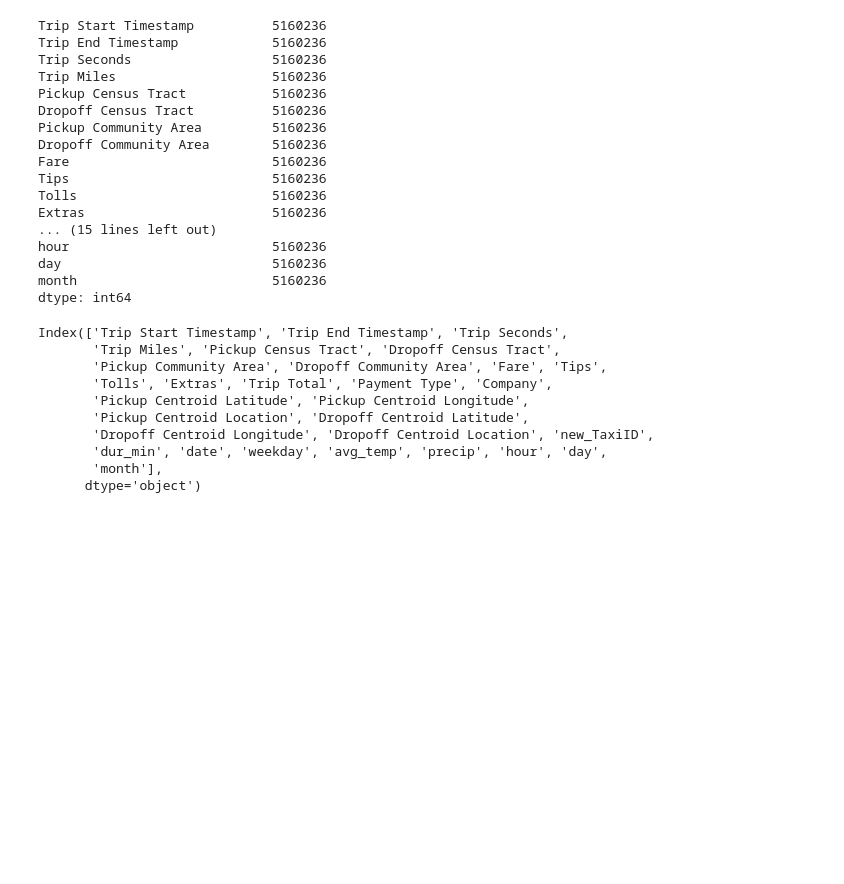
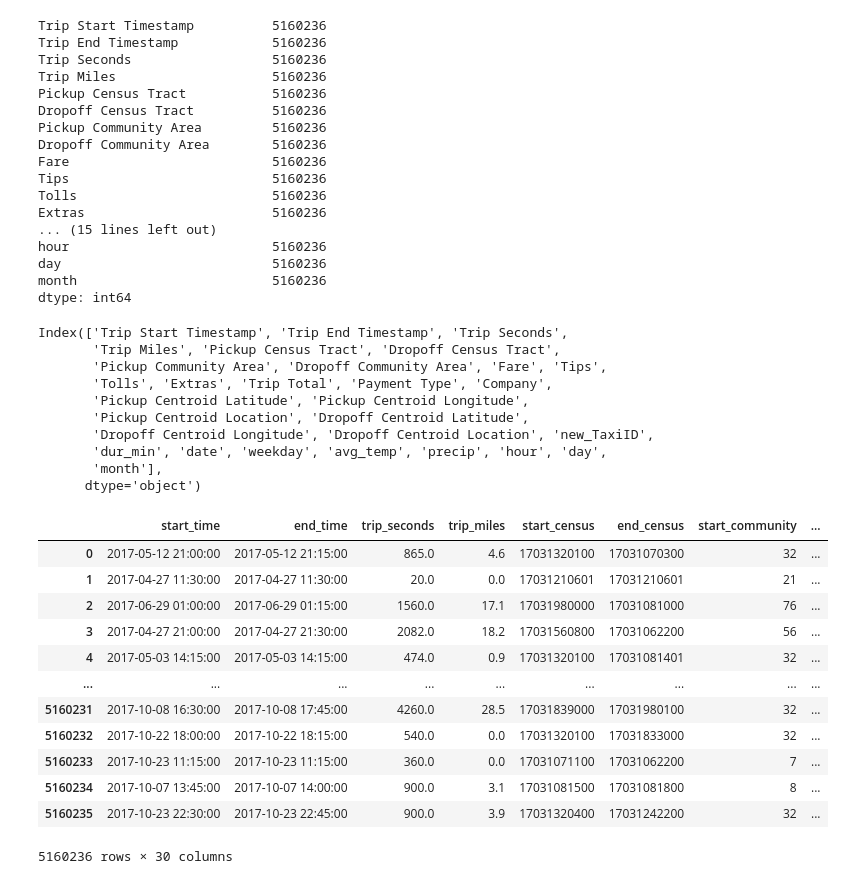
Before and after one commit to OliverSauren/AAA_Stahl, a Jupyter notebook: 1_taxitrip_cleanup.ipynb, the cells around one changed output. Drawn from its saved outputs; the diff is of its cells as text; code cells hidden in the pictures; blank space fills up the shorter version.

```diff
--- a/task_1_taxitrip_cleanup.ipynb
+++ b/1_taxitrip_cleanup.ipynb
@@ -992,4 +992,27 @@ Index(['Trip Start Timestamp', 'Trip End Timestamp', 'Trip Seconds',
        'dur_min', 'date', 'weekday', 'avg_temp', 'precip', 'hour', 'day',
        'month'],
       dtype='object')
+# %%
+df=df.rename(columns={'Dropoff Centroid Latitude': 'end_latitude','Dropoff Centroid Longitude': 'end_longitude'})
+df=df.rename(columns={'Pickup Centroid Latitude': 'start_latitude','Pickup Centroid Longitude': 'start_longitude'})
+df=df.rename(columns={'Trip Start Timestamp': 'start_time','Trip End Timestamp': 'end_time','Trip Seconds':'trip_seconds'})
+df=df.rename(columns={'Payment Type': 'payment_type','Trips Total': 'cost_total','Trip Miles':'trip_miles'})
+df=df.rename(columns={'Dropoff Community Area': 'end_community','Pickup Community Area': 'start_community'})
+df=df.rename(columns={'Dropoff Census Tract': 'end_census','Pickup Census Tract': 'start_census'})
+df=df.rename(columns={'Fare': 'fare','Tips': 'tips','Tolls':'tolls','Extras':'extras','Company':'company'})
+df
+# %% [output]
+|  | start_time | end_time | trip_seconds | trip_miles | start_census | end_census | start_community | ... |
+| 0 | 2017-05-12 21:00:00 | 2017-05-12 21:15:00 | 865.0 | 4.6 | 17031320100 | 17031070300 | 32 | ... |
+| 1 | 2017-04-27 11:30:00 | 2017-04-27 11:30:00 | 20.0 | 0.0 | 17031210601 | 17031210601 | 21 | ... |
+| 2 | 2017-06-29 01:00:00 | 2017-06-29 01:15:00 | 1560.0 | 17.1 | 17031980000 | 17031081000 | 76 | ... |
+| 3 | 2017-04-27 21:00:00 | 2017-04-27 21:30:00 | 2082.0 | 18.2 | 17031560800 | 17031062200 | 56 | ... |
+| 4 | 2017-05-03 14:15:00 | 2017-05-03 14:15:00 | 474.0 | 0.9 | 17031320100 | 17031081401 | 32 | ... |
+| ... | ... | ... | ... | ... | ... | ... | ... | ... |
+| 5160231 | 2017-10-08 16:30:00 | 2017-10-08 17:45:00 | 4260.0 | 28.5 | 17031839000 | 17031980100 | 32 | ... |
+| 5160232 | 2017-10-22 18:00:00 | 2017-10-22 18:15:00 | 540.0 | 0.0 | 17031320100 | 17031833000 | 32 | ... |
+| 5160233 | 2017-10-23 11:15:00 | 2017-10-23 11:15:00 | 360.0 | 0.0 | 17031071100 | 17031062200 | 7 | ... |
+| 5160234 | 2017-10-07 13:45:00 | 2017-10-07 14:00:00 | 900.0 | 3.1 | 17031081500 | 17031081800 | 8 | ... |
+| 5160235 | 2017-10-23 22:30:00 | 2017-10-23 22:45:00 | 900.0 | 3.9 | 17031320400 | 17031242200 | 32 | ... |
+5160236 rows × 30 columns
 # %%
```
Also changed, not shown: parts of 10 cells of this notebook, 2 other files.
